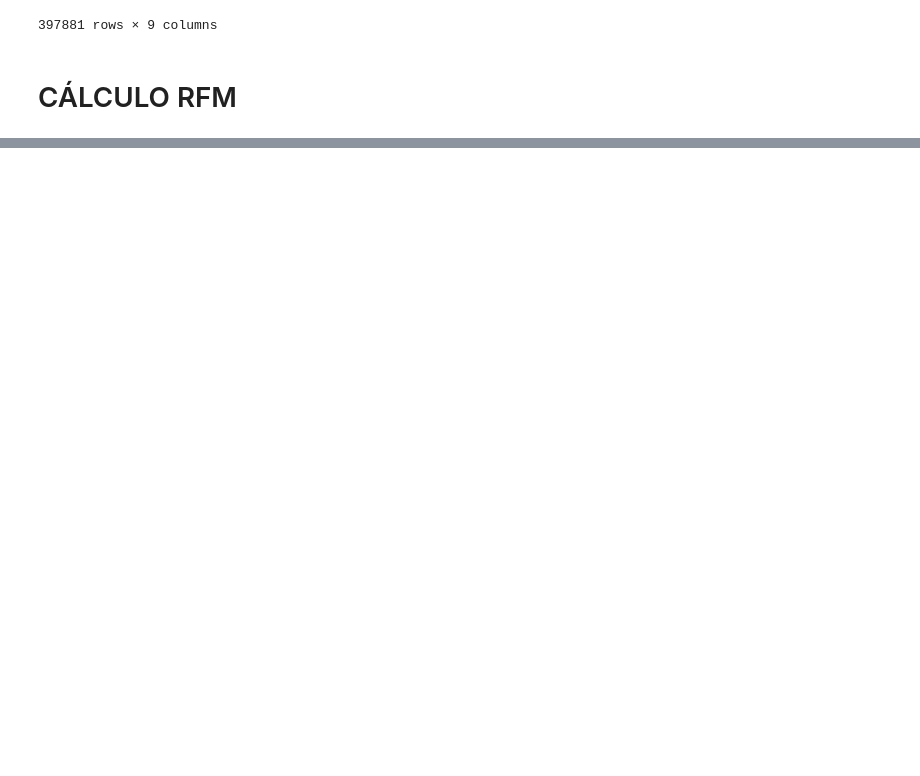
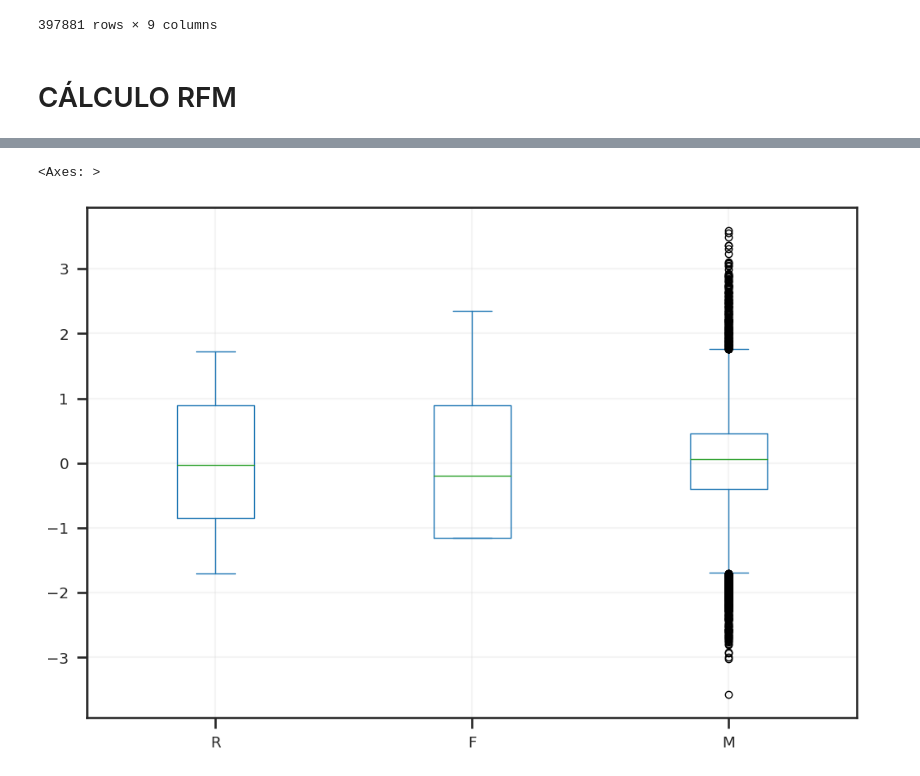
Before and after one commit to PabloLBandeira/biblioteca-Pandas, a Jupyter notebook: clustering_case_playground.ipynb, the cells around one changed output, grey strips where cells are left out. Drawn from its saved outputs; the diff is of its cells as text; code cells hidden in the pictures; blank space fills up the shorter version.

```diff
--- a/clustering_case_playground.ipynb
+++ b/clustering_case_playground.ipynb
@@ -294,0 +348,5 @@ df
+# %%
+scaler = PowerTransformer()
+# %%
+df_rfm_scaled = pd.DataFrame(scaler.fit_transform(df_rfm), index=df_rfm.index, columns=df_rfm.columns)
+df_rfm_scaled
@@ -294,0 +368,5 @@ df
+# %%
+df_rfm_scaled.plot.box()
+# %% [output]
+<Axes: >
+[figure, added]
```
Also changed, not shown: parts of 10 cells of this notebook.
